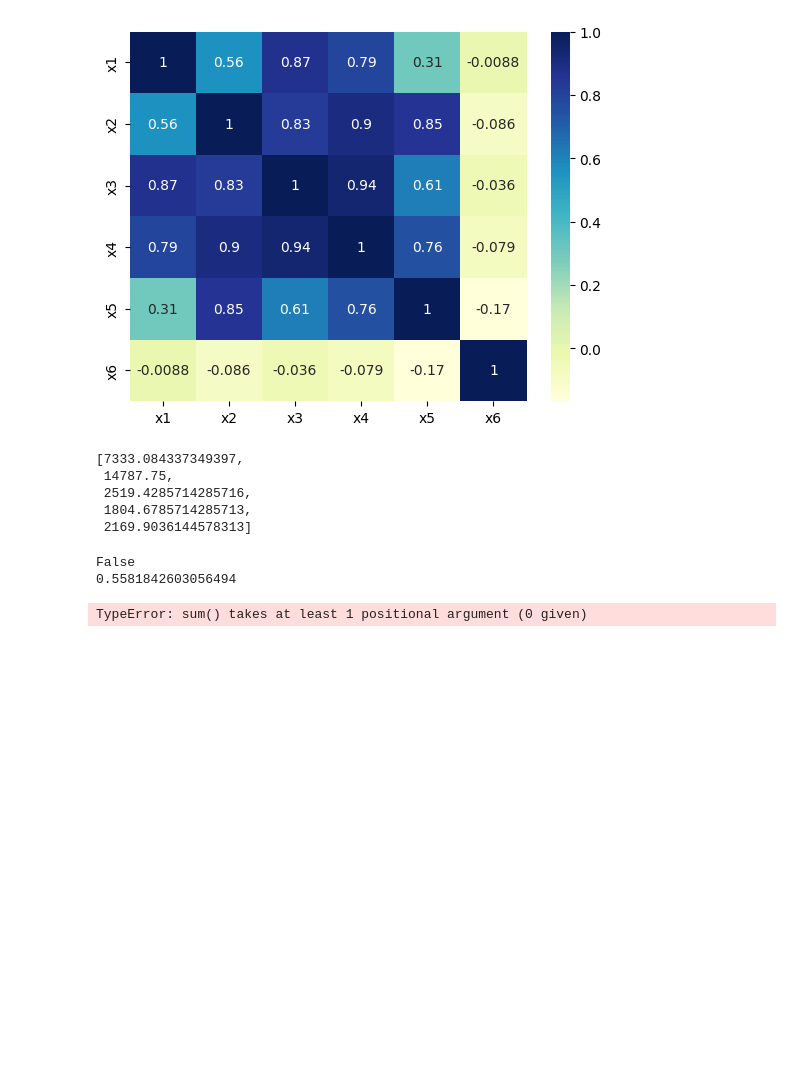
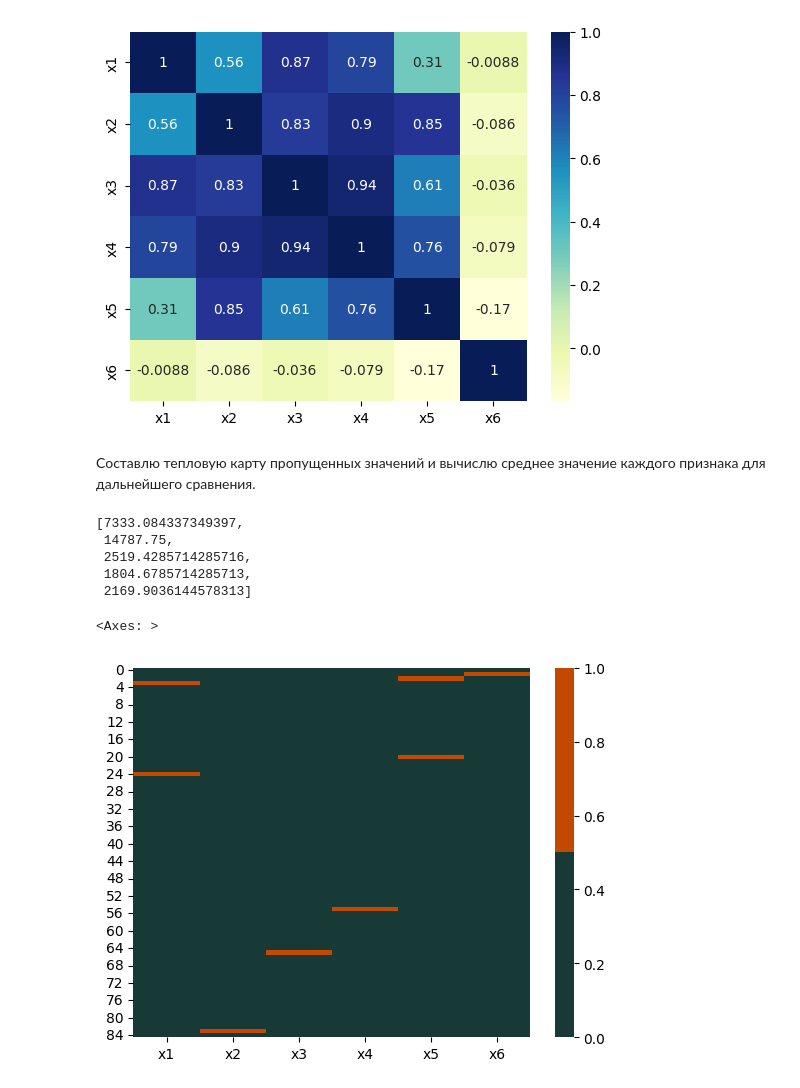
Before and after one commit to kujilit/machine-learning, a Jupyter notebook: labs/lab1/main.ipynb, the cells around one changed output. Saved outputs shown, nothing was run; the diff lists cells and outputs as text; code cells hidden in the pictures; blank space fills up the shorter version.

```diff
--- a/labs/lab1/main.ipynb
+++ b/labs/lab1/main.ipynb
@@ -5,10 +5,10 @@ data = pd.ExcelFile('data.xlsx').parse('Лист1')
 teachers_dataframe = data.copy()
 
 teachers_dataframe = teachers_dataframe.replace(
-    ['сenter', 'nw', 'south', 'caucasus', 'volga', 'ural', 'siberia', 'dv', 'NaN'],
-    [1, 2, 3, 4, 5, 6, 7, 8, 0])
+    ['сenter', 'nw', 'south', 'caucasus', 'volga', 'ural', 'siberia', 'dv'],
+    [1, 2, 3, 4, 5, 6, 7, 8])
 
 teachers_dataframe.columns = ['district', 'x1', 'x2', 'x3', 'x4', 'x5', 'x6']
 
-# pd.set_option('display.max_rows', None)
+pd.set_option('display.max_rows', None)
 display(teachers_dataframe)
@@ -51,27 +69,21 @@ dataplot = sb.heatmap(correlation, cmap="YlGnBu", annot=True)
 plt.show()
 # %% [output]
 [figure]
+# %% [markdown]
+Составлю тепловую карту пропущенных значений и вычислю среднее значение каждого признака для дальнейшего сравнения.
 # %%
 avgs = []
 for col in teachers_dataframe.columns[1:-1]:
     avgs.append(teachers_dataframe[col].astype(float, errors='ignore').mean(skipna=True))
 display(avgs)
+
+colors = ['#183A37', '#C44900']
+sb.heatmap(teachers_dataframe.loc[:, ['x1', 'x2', 'x3', 'x4', 'x5', 'x6']].isnull(), cmap=sb.color_palette(colors))
 # %% [output]
 [7333.084337349397,
  14787.75,
  2519.4285714285716,
  1804.6785714285713,
  2169.9036144578313]
+<Axes: >
+[figure, added]
-# %%
-print(pd.isna(teachers_dataframe['x1'][1]))
-print(correlation['x1']['x2'])
-for i in range(len(teachers_dataframe.columns) - 1):
-    col_name = teachers_dataframe.columns[i]
-    for j in range(teachers_dataframe.shape[1]):
-        if pd.isna(teachers_dataframe[col_name][j]):
-            teachers_dataframe[col_name][j] = sum()
-            print(pd.isna(teachers_dataframe[col_name][j]))
-# %% [output]
-False
-0.5581842603056494
-TypeError: sum() takes at least 1 positional argument (0 given)
```
Also changed, not shown: parts of 7 cells of this notebook.
